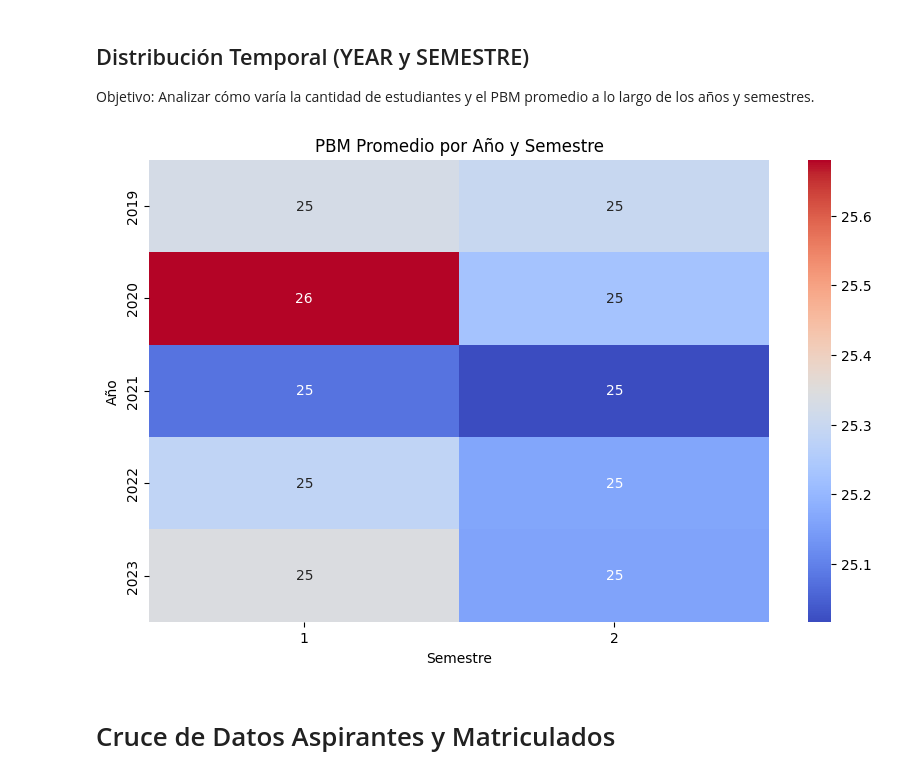
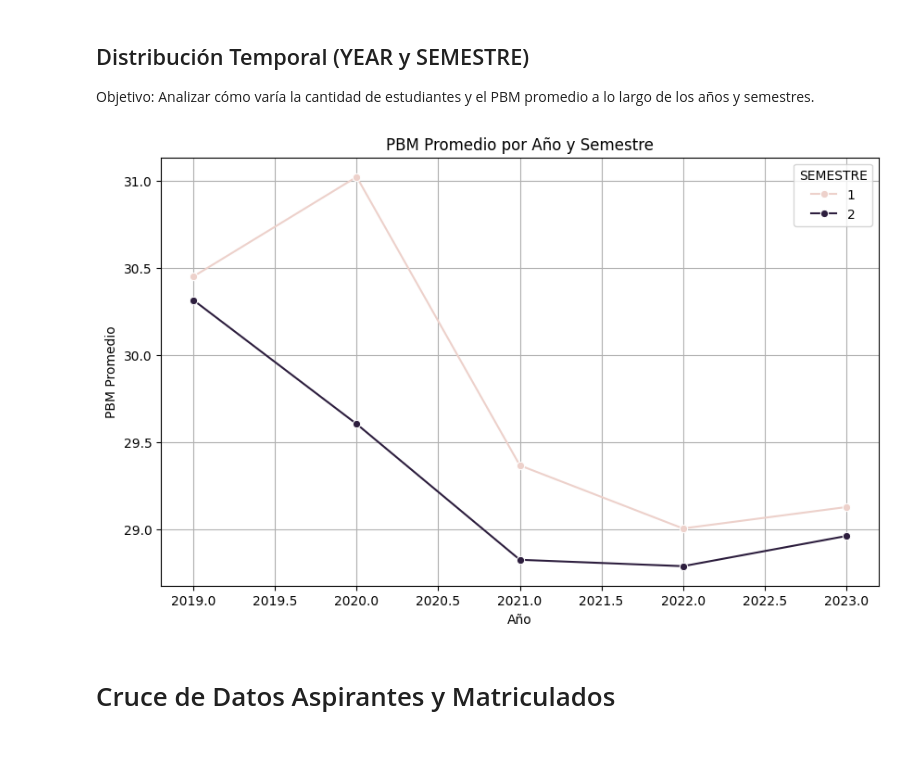
Before and after one commit to 10scar/Proyecto-ABD-2024-2, a Jupyter notebook: oscar.ipynb, the cells around one changed output. Saved outputs shown, nothing was run; the diff lists cells and outputs as text; code cells hidden in the pictures; blank space fills up the shorter version.

```diff
--- a/oscar.ipynb
+++ b/oscar.ipynb
@@ -226,0 +232,15 @@ No hay datos nulos
+# %%
+# Leer el archivo programas.csv
+programas_df = pd.read_csv('programas.csv')
+
+# Renombrar las columnas para que coincidan con las del dataframe df
+programas_df.rename(columns={'CÓDIGO_SNIES_DEL_PROGRAMA': 'SNIES_PROGRA', 'NOMBRE_DEL_PROGRAMA': 'PROGRAMA'}, inplace=True)
+
+# Actualizar el nombre del programa en el dataframe df
+df = df.merge(programas_df[['SNIES_PROGRA', 'PROGRAMA']], on='SNIES_PROGRA', how='left', suffixes=('', '_csv'))
+
+# Reemplazar los valores de la columna PROGRAMA con los valores de la columna PROGRAMA_csv si no son nulos
+df['PROGRAMA'] = df['PROGRAMA_csv'].combine_first(df['PROGRAMA'])
+df.drop(columns=['PROGRAMA_csv'], inplace=True)
+
+df['PROGRAMA'].unique()
@@ -319,3 +333,0 @@ cd_cine_values_per_ca_cine
-# %%
-# Actualizar los registros de CD_CINE con valor -89
-df.loc[df['CD_CINE'] == -89, 'CD_CINE'] = df['SNIES_PROGRA'] + df['CA_CINE']
@@ -325,3 +359,9 @@ df_quantitative['CD_CINE'] = df['CD_CINE'].values
+# %%
+df.loc[df['SNIES_PROGRA'] == 106341, 'CD_CINE'] = 619
+df.loc[df['SNIES_PROGRA'] == 107447, 'CD_CINE'] = 619
+df.loc[df['SNIES_PROGRA'] == 110177, 'CD_CINE'] = 619
+df.loc[df['SNIES_PROGRA'] == 16904, 'CD_CINE'] = 721
+df.loc[df['SNIES_PROGRA'] == 4, 'CD_CINE'] = 211
 # %%
 import seaborn as sns
 import matplotlib.pyplot as plt
@@ -497,16 +578,22 @@ plt.show()
 ## Distribución Temporal (YEAR y SEMESTRE)
 Objetivo: Analizar cómo varía la cantidad de estudiantes y el PBM promedio a lo largo de los años y semestres.
 # %%
+# Excluir los valores de PBM que son -1
+df_filtered_pbm = df[df['PBM'] != -1]
+
 # PBM promedio por año y semestre
-pbm_data = df.groupby(['YEAR', 'SEMESTRE'])['PBM'].mean().unstack()
+pbm_data = df_filtered_pbm.groupby(['YEAR', 'SEMESTRE'])['PBM'].mean().reset_index()
+
+# Crear el gráfico de líneas
 plt.figure(figsize=(10, 6))
-sns.heatmap(pbm_data, annot=True, cmap='coolwarm')
+sns.lineplot(data=pbm_data, x='YEAR', y='PBM', hue='SEMESTRE', marker='o')
 plt.title('PBM Promedio por Año y Semestre')
-plt.xlabel('Semestre')
-plt.ylabel('Año')
+plt.xlabel('Año')
+plt.ylabel('PBM Promedio')
+plt.grid(True)
 plt.show()
 # %% [output]
-[figure, old version]
+[figure, new version]
 # %% [markdown]
 # Cruce de Datos Aspirantes y Matriculados
 # %%
```
Also changed, not shown: parts of 17 cells of this notebook.
